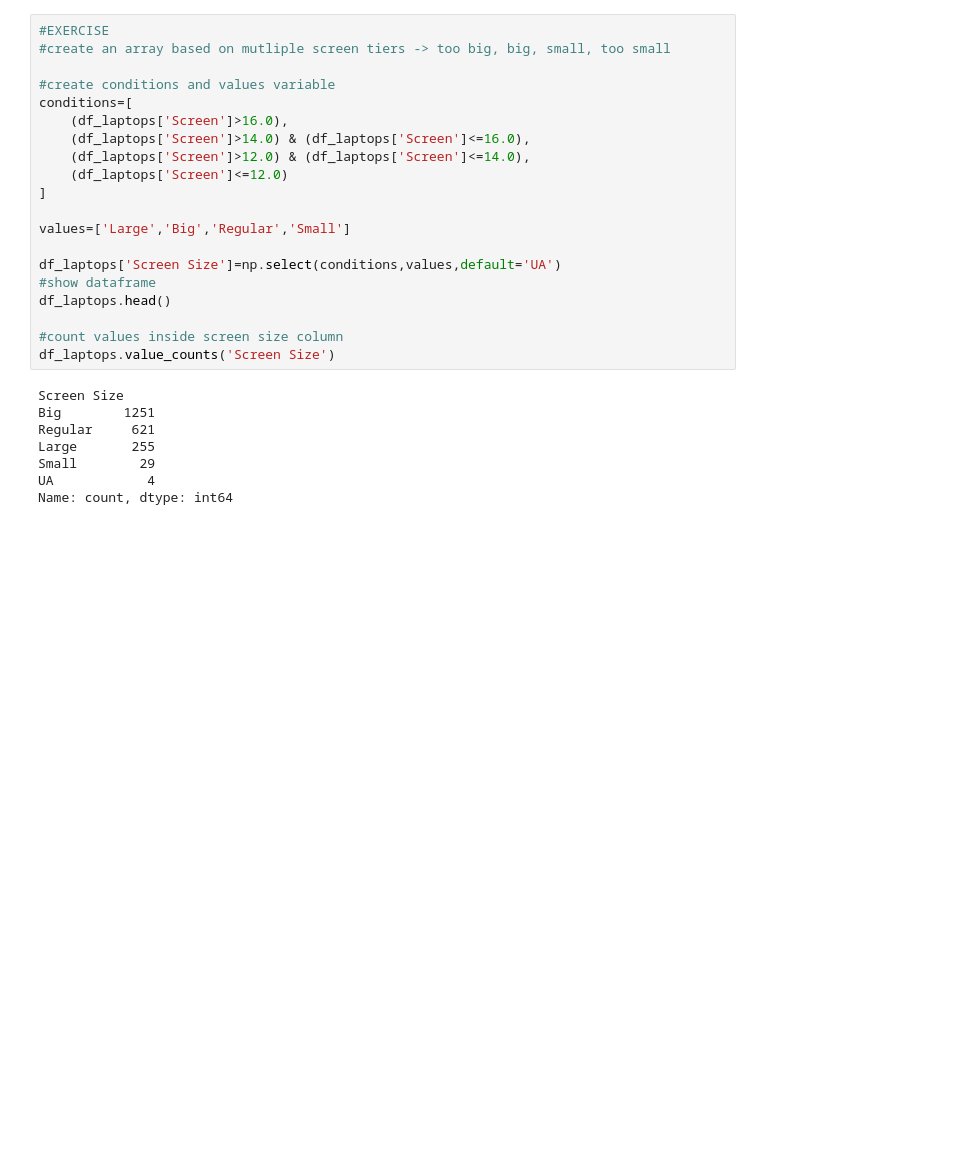
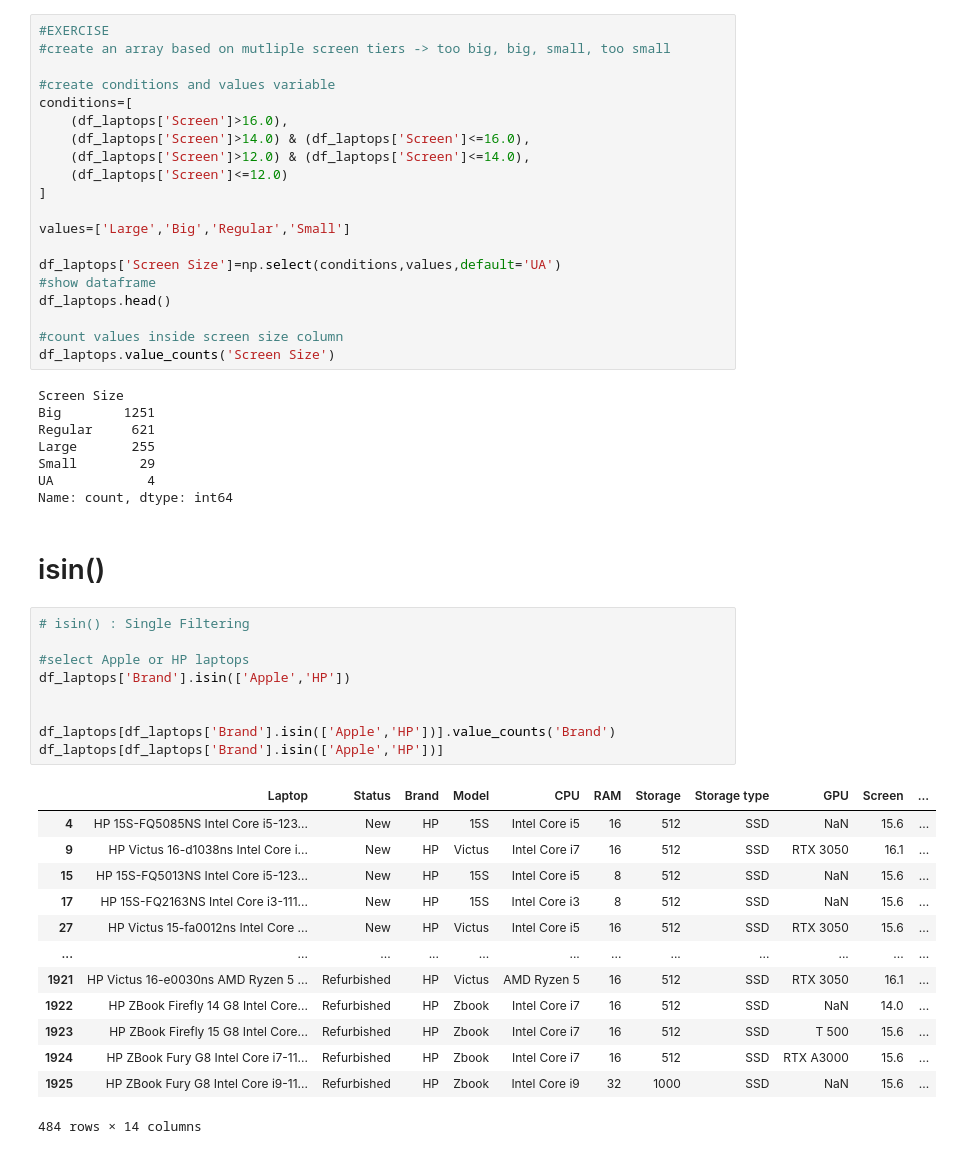
Before and after one commit to archit1203/ml-learning-journey, a Jupyter notebook: Python for DS/3 - filtering.ipynb, the cells around one changed output. Cells and saved outputs as stored; diff of their text form; blank space fills up the shorter version.

Commit message:
filter6

```diff
--- a/Python for DS/3 - filtering.ipynb
+++ b/Python for DS/3 - filtering.ipynb
@@ -212,3 +212,28 @@ Large       255
 Small        29
 UA            4
 Name: count, dtype: int64
+# %% [markdown]
+# isin()
+# %%
+# isin() : Single Filtering
+
+#select Apple or HP laptops
+df_laptops['Brand'].isin(['Apple','HP'])
+
+
+df_laptops[df_laptops['Brand'].isin(['Apple','HP'])].value_counts('Brand')
+df_laptops[df_laptops['Brand'].isin(['Apple','HP'])]
+# %% [output]
+|  | Laptop | Status | Brand | Model | CPU | RAM | Storage | Storage type | GPU | Screen | ... |
+| 4 | HP 15S-FQ5085NS Intel Core i5-123... | New | HP | 15S | Intel Core i5 | 16 | 512 | SSD | NaN | 15.6 | ... |
+| 9 | HP Victus 16-d1038ns Intel Core i... | New | HP | Victus | Intel Core i7 | 16 | 512 | SSD | RTX 3050 | 16.1 | ... |
+| 15 | HP 15S-FQ5013NS Intel Core i5-123... | New | HP | 15S | Intel Core i5 | 8 | 512 | SSD | NaN | 15.6 | ... |
+| 17 | HP 15S-FQ2163NS Intel Core i3-111... | New | HP | 15S | Intel Core i3 | 8 | 512 | SSD | NaN | 15.6 | ... |
+| 27 | HP Victus 15-fa0012ns Intel Core ... | New | HP | Victus | Intel Core i5 | 16 | 512 | SSD | RTX 3050 | 15.6 | ... |
+| ... | ... | ... | ... | ... | ... | ... | ... | ... | ... | ... | ... |
+| 1921 | HP Victus 16-e0030ns AMD Ryzen 5 ... | Refurbished | HP | Victus | AMD Ryzen 5 | 16 | 512 | SSD | RTX 3050 | 16.1 | ... |
+| 1922 | HP ZBook Firefly 14 G8 Intel Core... | Refurbished | HP | Zbook | Intel Core i7 | 16 | 512 | SSD | NaN | 14.0 | ... |
+| 1923 | HP ZBook Firefly 15 G8 Intel Core... | Refurbished | HP | Zbook | Intel Core i7 | 16 | 512 | SSD | T 500 | 15.6 | ... |
+| 1924 | HP ZBook Fury G8 Intel Core i7-11... | Refurbished | HP | Zbook | Intel Core i7 | 16 | 512 | SSD | RTX A3000 | 15.6 | ... |
+| 1925 | HP ZBook Fury G8 Intel Core i9-11... | Refurbished | HP | Zbook | Intel Core i9 | 32 | 1000 | SSD | NaN | 15.6 | ... |
+484 rows × 14 columns
```
Also changed, not shown: parts of 1 cell of this notebook.
